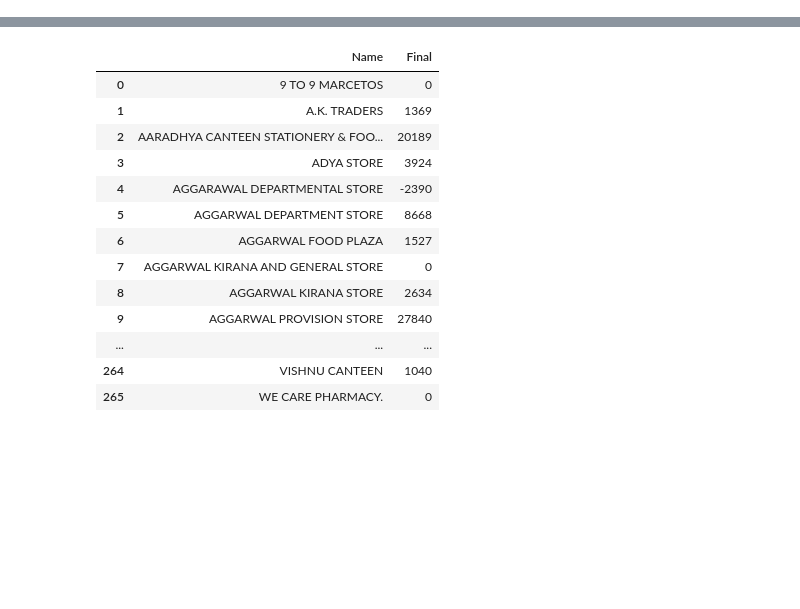
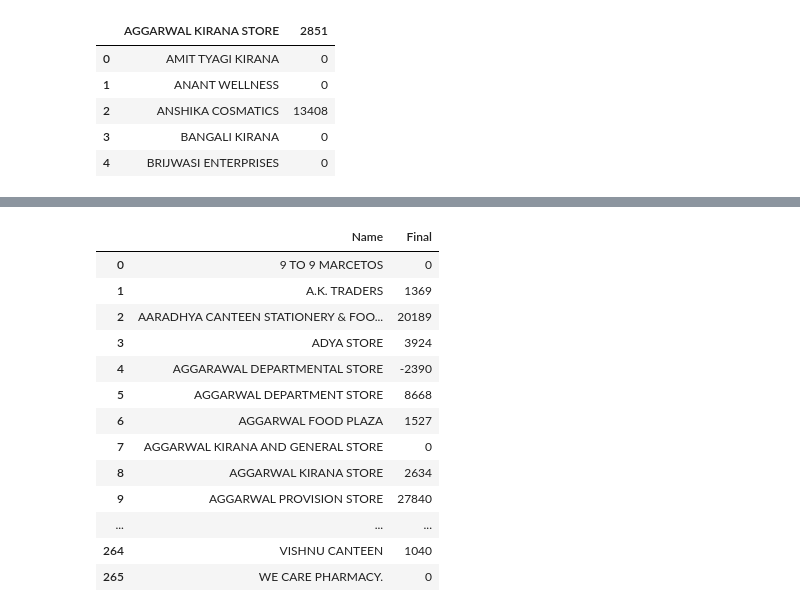
Before and after one commit to tgsd96/JPENT, a Jupyter notebook: debtUpload.ipynb, the cells around one changed output, grey strips where cells are left out. Drawn from its saved outputs; the diff is of its cells as text; code cells hidden in the pictures; blank space fills up the shorter version.

```diff
--- a/debtUpload.ipynb
+++ b/debtUpload.ipynb
@@ -13,3 +15,12 @@ newBalance = tally.iloc[:,[0,-1]]
+# %%
+newBalance.head()
+# %% [output]
+|  | AGGARWAL KIRANA STORE | 2851 |
+| 0 | AMIT TYAGI KIRANA | 0 |
+| 1 | ANANT WELLNESS | 0 |
+| 2 | ANSHIKA COSMATICS | 13408 |
+| 3 | BANGALI KIRANA | 0 |
+| 4 | BRIJWASI ENTERPRISES | 0 |
 # %%
 newBalance = newBalance.fillna('')
 # %%
```
Also changed, not shown: parts of 14 cells of this notebook, 19 other files.
